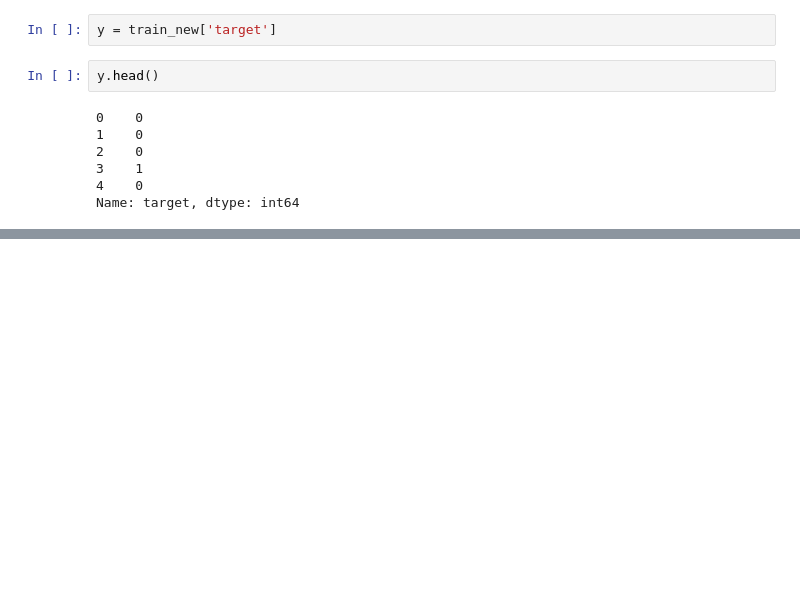
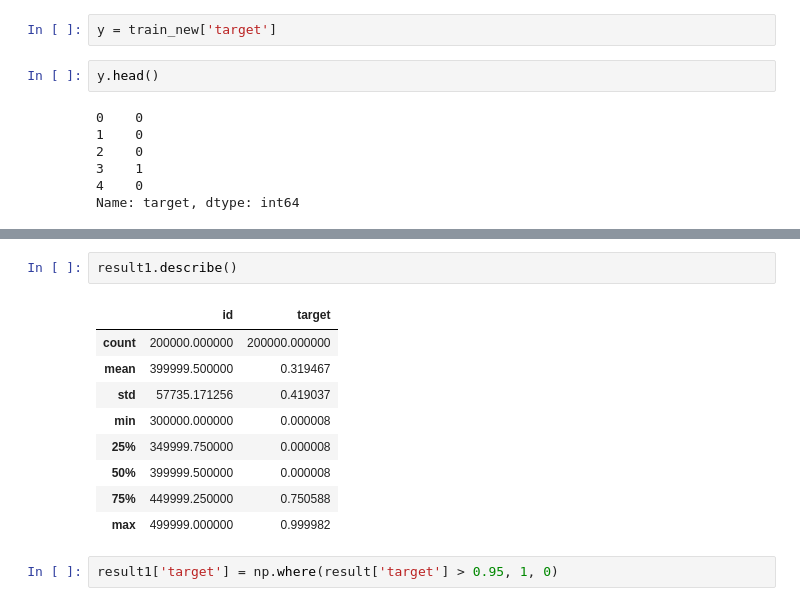
Before and after one commit to suneetsahadevan/kaggle_competition4, a Jupyter notebook: kaggle4.ipynb, the cells around one changed output, grey strips where cells are left out. Cells and saved outputs as stored; diff of their text form; blank space fills up the shorter version.

```diff
--- a/kaggle4.ipynb
+++ b/kaggle4.ipynb
@@ -328,0 +386,14 @@ Name: nom_9, Length: 11981, dtype: int64
+# %%
+result1.describe()
+# %% [output]
+|  | id | target |
+| count | 200000.000000 | 200000.000000 |
+| mean | 399999.500000 | 0.319467 |
+| std | 57735.171256 | 0.419037 |
+| min | 300000.000000 | 0.000008 |
+| 25% | 349999.750000 | 0.000008 |
+| 50% | 399999.500000 | 0.000008 |
+| 75% | 449999.250000 | 0.750588 |
+| max | 499999.000000 | 0.999982 |
+# %%
+result1['target'] = np.where(result['target'] > 0.95, 1, 0)
```
Also changed, not shown: parts of 52 cells of this notebook.
